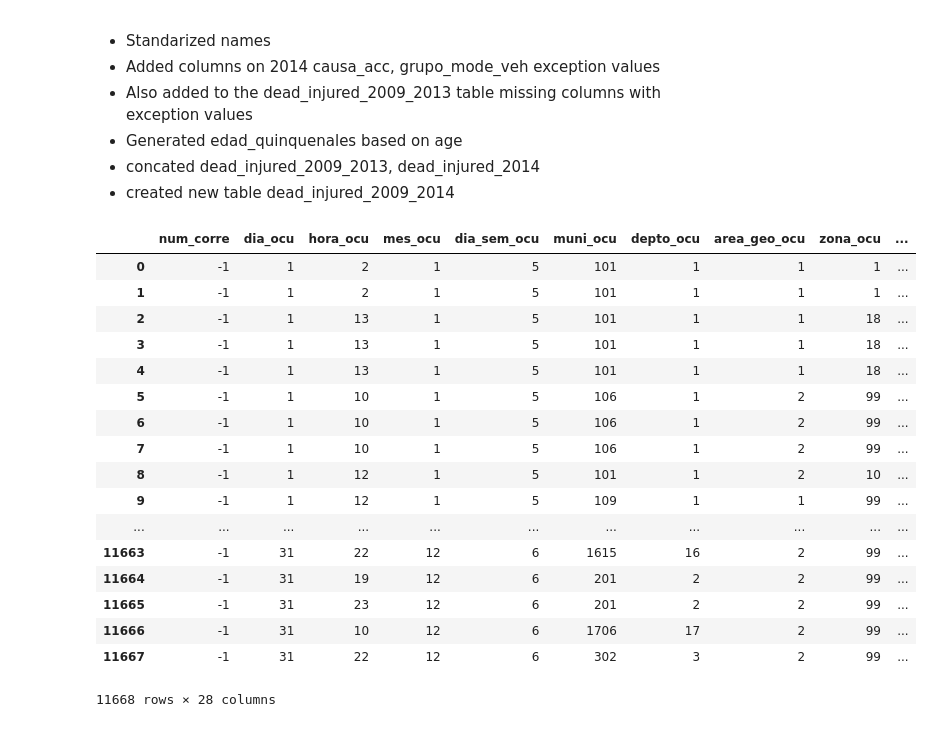
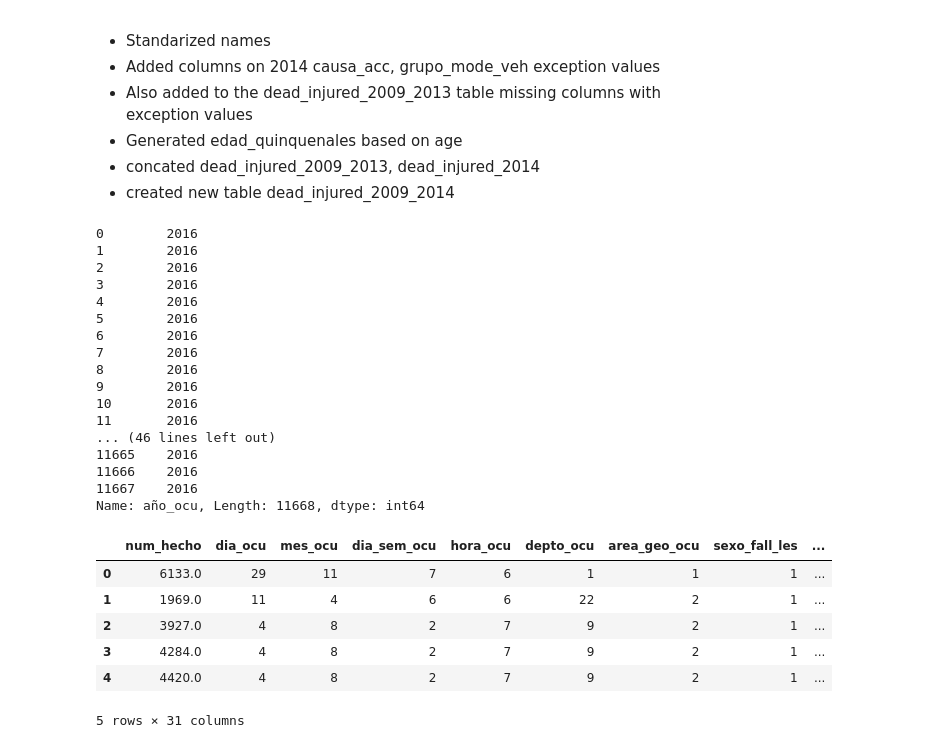
Before and after one commit to aaoeclipse/accidentesguatemala, a Jupyter notebook: DATA ACCIDENTS GUATEMALA.ipynb, the cells around one changed output. Cells and saved outputs as stored; diff of their text form; code cells hidden in the pictures.

```diff
--- a/DATA ACCIDENTS GUATEMALA.ipynb
+++ b/DATA ACCIDENTS GUATEMALA.ipynb
@@ -246,6 +246,7 @@ dead_injured_2015.rename(columns={'tipo_veh': 'tipo_vehi'}, inplace=True)
 dead_injured_2015.rename(columns={'mayor_menor': 'edad_m1'}, inplace=True)
 dead_injured_2015.rename(columns={'edad_per': 'edad_fall_les'}, inplace=True)
 dead_injured_2015.rename(columns={'sexo_per': 'sexo_fall_les'}, inplace=True)
+dead_injured_2015.rename(columns={'color_veh': 'color_vehi'}, inplace=True)
 dead_injured_2015['causa_acc'] = 99
 dead_injured_2015['num_corre'] = -1
 dead_injured_2015['corre_base'] = -1
@@ -255,7 +256,7 @@ dead_injured_2015.rename(columns={'g_edad_60ymás': 'g_edad'}, inplace=True)
 
 dead_injured_2015.loc[dead_injured_2015.g_edad == 12, 'g_edad'] = -1
 
-dead_injured_2015.drop(['año_ocu'], axis=1)
+del dead_injured_2015['año_ocu']
 
 dead_injured_2009_2014['int_o_noint'] = 9
 
@@ -288,43 +289,55 @@ dead_injured_2009_2015.to_csv('dead_injured_2009_2015.csv', sep=',')
 # %%
 dead_injured_2016.rename(columns={'área_geo_ocu': 'area_geo_ocu'}, inplace=True)
 dead_injured_2016.rename(columns={'día_ocu': 'dia_ocu'}, inplace=True)
 dead_injured_2016.rename(columns={'día_sem_ocu': 'dia_sem_ocu'}, inplace=True)
 dead_injured_2016.rename(columns={'núm_corre': 'num_corre'}, inplace=True)
 dead_injured_2016.rename(columns={'g_modelo_veh': 'grupo_mode_veh'}, inplace=True)
 dead_injured_2016.rename(columns={'marca_veh': 'marca_vehi'}, inplace=True)
 dead_injured_2016.rename(columns={'modelo_veh': 'modelo_vehi'}, inplace=True)
 dead_injured_2016.rename(columns={'núm_corre': 'num_hecho'}, inplace=True)
 dead_injured_2016.rename(columns={'mupio_ocu': 'muni_ocu'}, inplace=True)
 dead_injured_2016.rename(columns={'tipo_veh': 'tipo_vehi'}, inplace=True)
 dead_injured_2016.rename(columns={'mayor_menor': 'edad_m1'}, inplace=True)
 dead_injured_2016.rename(columns={'edad_per': 'edad_fall_les'}, inplace=True)
 dead_injured_2016.rename(columns={'sexo_per': 'sexo_fall_les'}, inplace=True)
 dead_injured_2016['causa_acc'] = 99
 dead_injured_2016['num_corre'] = -1
 dead_injured_2016['corre_base'] = -1
 
 
 dead_injured_2016.rename(columns={'g_edad_60ymás': 'g_edad'}, inplace=True)
 
 dead_injured_2016.loc[dead_injured_2016.g_edad == 12, 'g_edad'] = -1
 
-dead_injured_2016.drop(['año_ocu'], axis=1)
+del dead_injured_2016['año_ocu']
+# print(dead_injured_2016['año_ocu'])
+
+
+dead_injured_2009_2016 = pd.concat([dead_injured_2009_2015, dead_injured_2016], sort=False)
+dead_injured_2009_2016.to_csv('dead_injured_2009_2016.csv', sep=',')
+dead_injured_2009_2016.head()
 # %% [output]
+0        2016
+1        2016
+2        2016
+3        2016
+4        2016
+5        2016
+6        2016
+7        2016
+8        2016
+9        2016
+10       2016
+11       2016
+... (46 lines left out)
+11665    2016
+11666    2016
+11667    2016
+Name: año_ocu, Length: 11668, dtype: int64
-|  | num_corre | dia_ocu | hora_ocu | mes_ocu | dia_sem_ocu | muni_ocu | depto_ocu | area_geo_ocu | zona_ocu | ... |
-| 0 | -1 | 1 | 2 | 1 | 5 | 101 | 1 | 1 | 1 | ... |
-| 1 | -1 | 1 | 2 | 1 | 5 | 101 | 1 | 1 | 1 | ... |
-| 2 | -1 | 1 | 13 | 1 | 5 | 101 | 1 | 1 | 18 | ... |
-| 3 | -1 | 1 | 13 | 1 | 5 | 101 | 1 | 1 | 18 | ... |
-| 4 | -1 | 1 | 13 | 1 | 5 | 101 | 1 | 1 | 18 | ... |
-| 5 | -1 | 1 | 10 | 1 | 5 | 106 | 1 | 2 | 99 | ... |
-| 6 | -1 | 1 | 10 | 1 | 5 | 106 | 1 | 2 | 99 | ... |
-| 7 | -1 | 1 | 10 | 1 | 5 | 106 | 1 | 2 | 99 | ... |
-| 8 | -1 | 1 | 12 | 1 | 5 | 101 | 1 | 2 | 10 | ... |
-| 9 | -1 | 1 | 12 | 1 | 5 | 109 | 1 | 1 | 99 | ... |
-| ... | ... | ... | ... | ... | ... | ... | ... | ... | ... | ... |
-| 11663 | -1 | 31 | 22 | 12 | 6 | 1615 | 16 | 2 | 99 | ... |
-| 11664 | -1 | 31 | 19 | 12 | 6 | 201 | 2 | 2 | 99 | ... |
-| 11665 | -1 | 31 | 23 | 12 | 6 | 201 | 2 | 2 | 99 | ... |
-| 11666 | -1 | 31 | 10 | 12 | 6 | 1706 | 17 | 2 | 99 | ... |
-| 11667 | -1 | 31 | 22 | 12 | 6 | 302 | 3 | 2 | 99 | ... |
+|  | num_hecho | dia_ocu | mes_ocu | dia_sem_ocu | hora_ocu | depto_ocu | area_geo_ocu | sexo_fall_les | ... |
+| 0 | 6133.0 | 29 | 11 | 7 | 6 | 1 | 1 | 1 | ... |
+| 1 | 1969.0 | 11 | 4 | 6 | 6 | 22 | 2 | 1 | ... |
+| 2 | 3927.0 | 4 | 8 | 2 | 7 | 9 | 2 | 1 | ... |
+| 3 | 4284.0 | 4 | 8 | 2 | 7 | 9 | 2 | 1 | ... |
+| 4 | 4420.0 | 4 | 8 | 2 | 7 | 9 | 2 | 1 | ... |
-11668 rows × 28 columns
+5 rows × 31 columns
```
Also changed, not shown: 2 other files.
